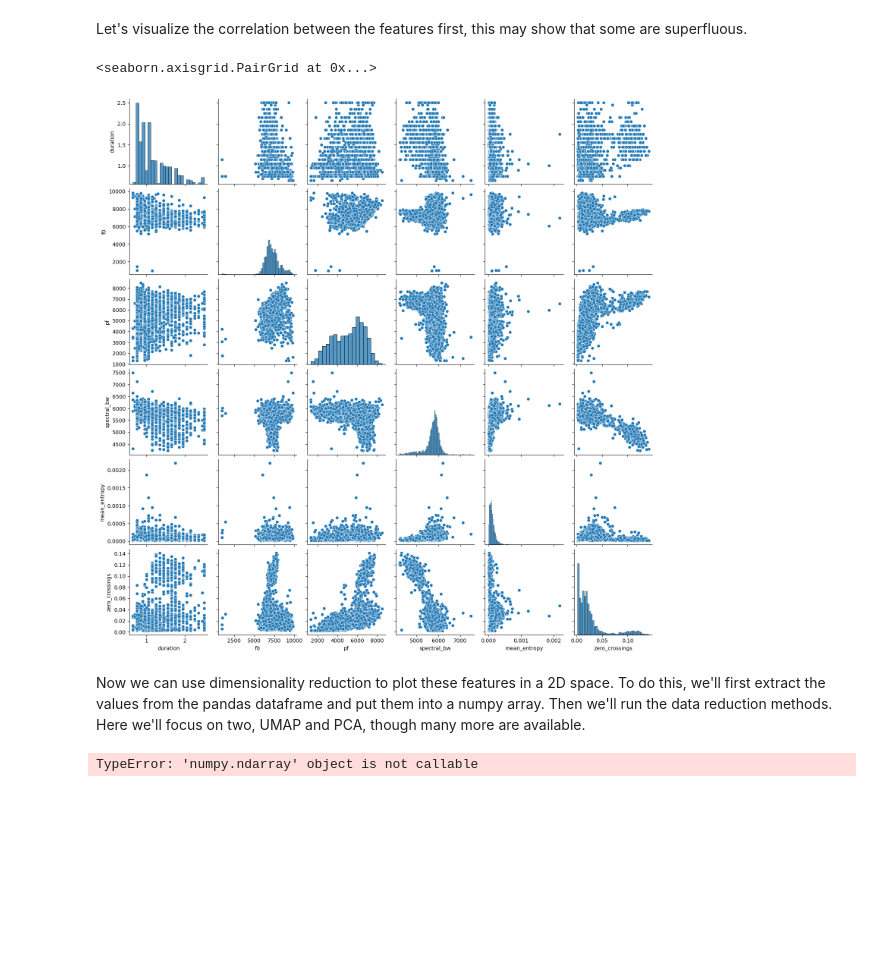
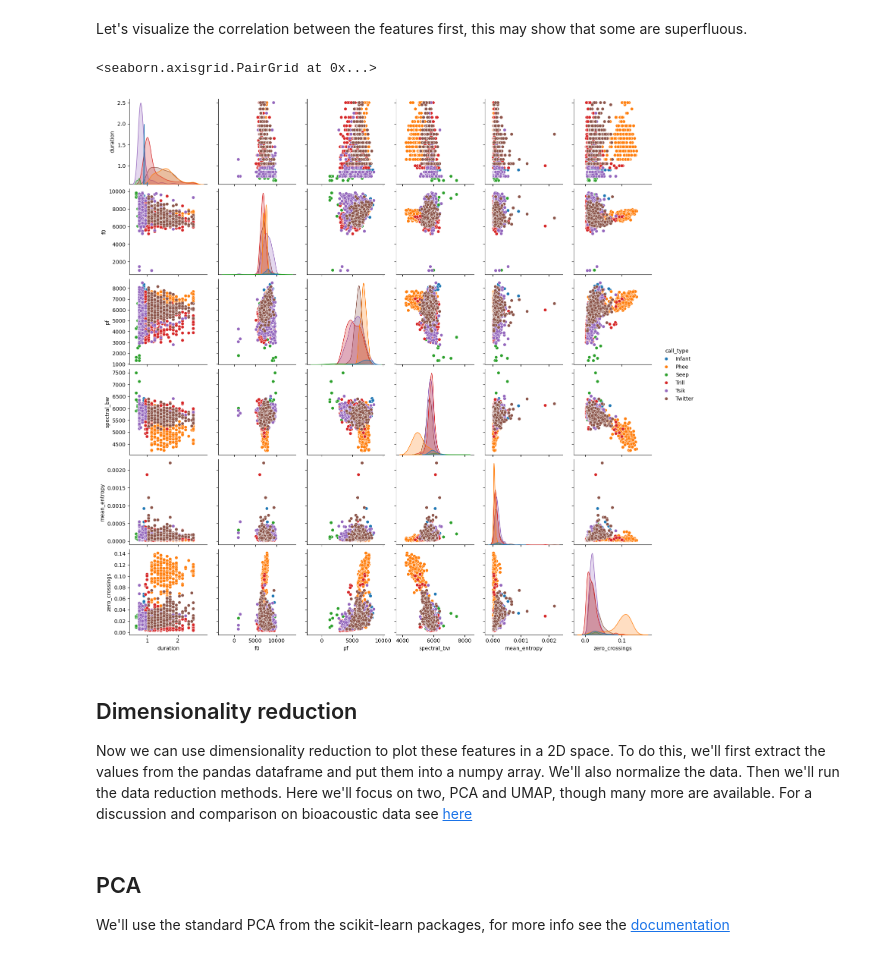
Before and after one commit to DoriMG/AnimalBehaviourLiveWorkshop, a Jupyter notebook: 2_feature_extraction.ipynb, the cells around one changed output. Drawn from its saved outputs; the diff is of its cells as text; code cells hidden in the pictures; blank space fills up the shorter version.

Commit message:
added pca and umap

```diff
--- a/2_feature_extraction.ipynb
+++ b/2_feature_extraction.ipynb
@@ -191,14 +190,21 @@ features
 # %% [markdown]
 Let's visualize the correlation between the features first, this may show that some are superfluous.
 # %%
-features_to_use = ['duration', 'f0', 'pf', 'spectral_bw', 'mean_entropy', 'zero_crossings']
-sns.pairplot(features[features_to_use])
+sns.pairplot(features,hue='call_type')
 # %% [output]
 <seaborn.axisgrid.PairGrid at 0x...>
-[figure, old version]
+[figure, new version]
 # %% [markdown]
-Now we can use dimensionality reduction to plot these features in a 2D space. To do this, we'll first extract the values from the pandas dataframe and put them into a numpy array. Then we'll run the data reduction methods. Here we'll focus on two, UMAP and PCA, though many more are available.
+## Dimensionality reduction
+Now we can use dimensionality reduction to plot these features in a 2D space. To do this, we'll first extract the values from the pandas dataframe and put them into a numpy array. We'll also normalize the data. Then we'll run the data reduction methods. Here we'll focus on two, PCA and UMAP, though many more are available. For a discussion and comparison on bioacoustic data see [here](https://doi.org/10.1371/journal.pcbi.1008228)
 # %%
+from sklearn.preprocessing import StandardScaler
+features = features.dropna() #remove data with NaN features
+features_to_use = ['duration', 'f0', 'pf', 'spectral_bw', 'mean_entropy', 'zero_crossings'] # define the features we want to include
 feature_array = features[features_to_use].values
+
+# Next we want to standardize our features
+scaled_features = StandardScaler().fit_transform(feature_array)
-# %% [output]
-TypeError: 'numpy.ndarray' object is not callable
+# %% [markdown]
+## PCA
+We'll use the standard PCA from the scikit-learn packages, for more info see the [documentation](https://scikit-learn.org/stable/modules/generated/sklearn.decomposition.PCA.html)
```
Also changed, not shown: parts of 6 cells of this notebook.
